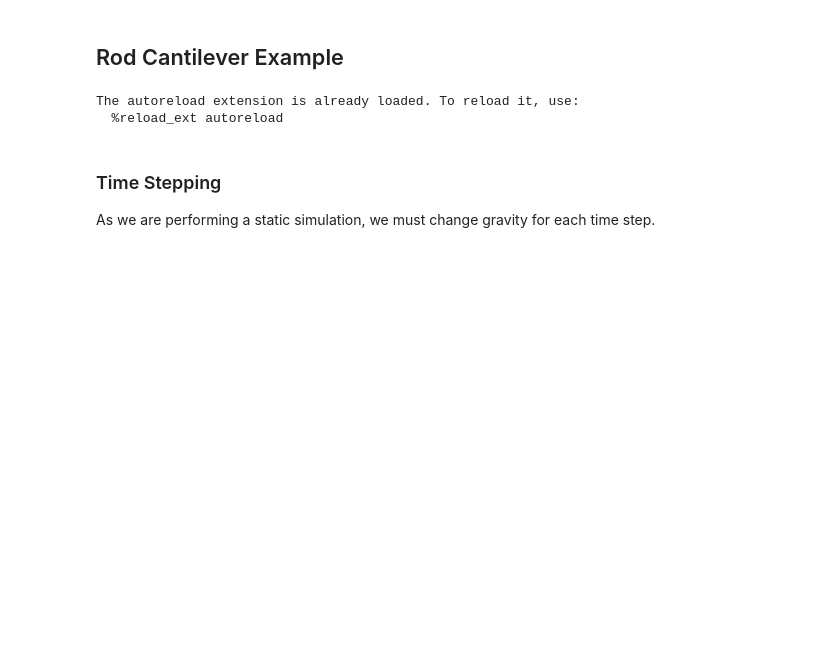
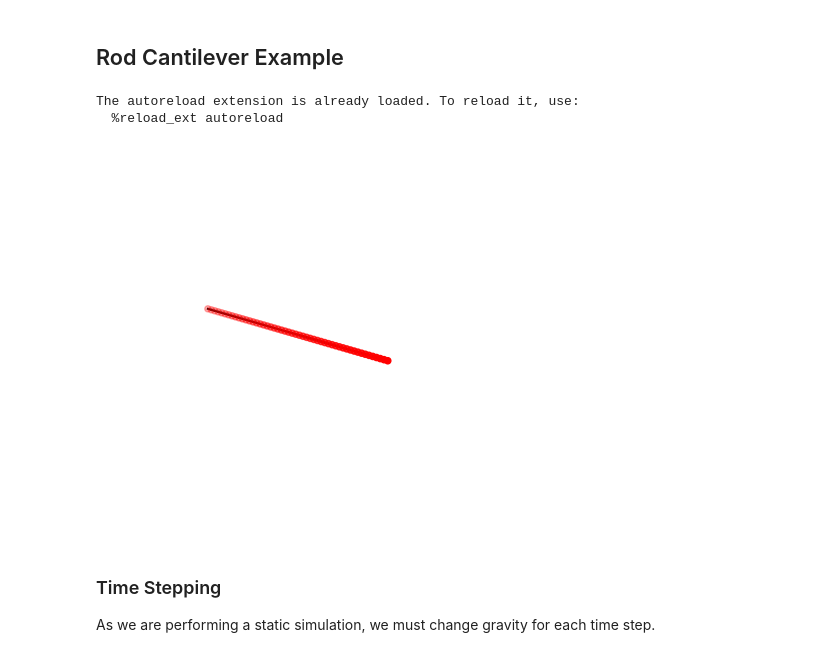
Before and after one commit to llucasrj/Soft-Robot-Modeling-with-PyDiSMech, a Jupyter notebook: experiments/rod_cantilever_n51.ipynb, the cells around one changed output. Saved outputs shown, nothing was run; the diff lists cells and outputs as text; code cells hidden in the pictures; blank space fills up the shorter version.

```diff
--- a/experiments/rod_cantilever_n51.ipynb
+++ b/experiments/rod_cantilever_n51.ipynb
@@ -13,6 +13,8 @@ os.environ["MKL_THREADING_LAYER"] = "GNU"
 import numpy as np
 
 import dismech
+
+from dismech.materials import *
 
 b = 0.02
 h = 0.001
@@ -24,35 +26,45 @@ geom = dismech.GeomParams(rod_r0=0.001,
                           ixs2=h*b**3/12,
                           jxs=b*h**3/6)
 
-material = dismech.Material(density=1200,
-                            youngs_rod=2e6,
+material = dismech.Material(density=7800,
+                            youngs_rod=200e9,
                             youngs_shell=0,
                             poisson_rod=0.5,
                             poisson_shell=0)
 
 static_2d_sim = dismech.SimParams(static_sim=True,
                                   two_d_sim=False,   # no twisting
                                   use_mid_edge=False,
                                   use_line_search=False,
                                   show_floor=False,
                                   log_data=True,
                                   log_step=1,
                                   dt=1e-2,
                                   max_iter=25,
                                   total_time=1.0,
                                   plot_step=1,
                                   tol=1e-4,
                                   ftol=1e-4,
                                   dtol=1e-2)
 
 env = dismech.Environment()
+
+
 env.add_force('gravity', g=np.array([0.0, 0.0, -9.81]))
+
+env.add_force('pointForces',
+              point_force_node_indices=[25, 50,40],
+              point_force_vectors=[[0, 5, 0], [0, 0, 10], [0, -10, 0]])
+
+
 env.set_static()
 
 geo = dismech.Geometry.from_txt(
     '../tests/resources/rod_cantilever/horizontal_rod_n51.txt')
 
 robot = dismech.SoftRobot(geom, material, geo, static_2d_sim, env)
+# %% [output]
+[figure, added]
 # %% [markdown]
 ### Time Stepping
 
```
Also changed, not shown: parts of 4 cells of this notebook, 1 other file.
